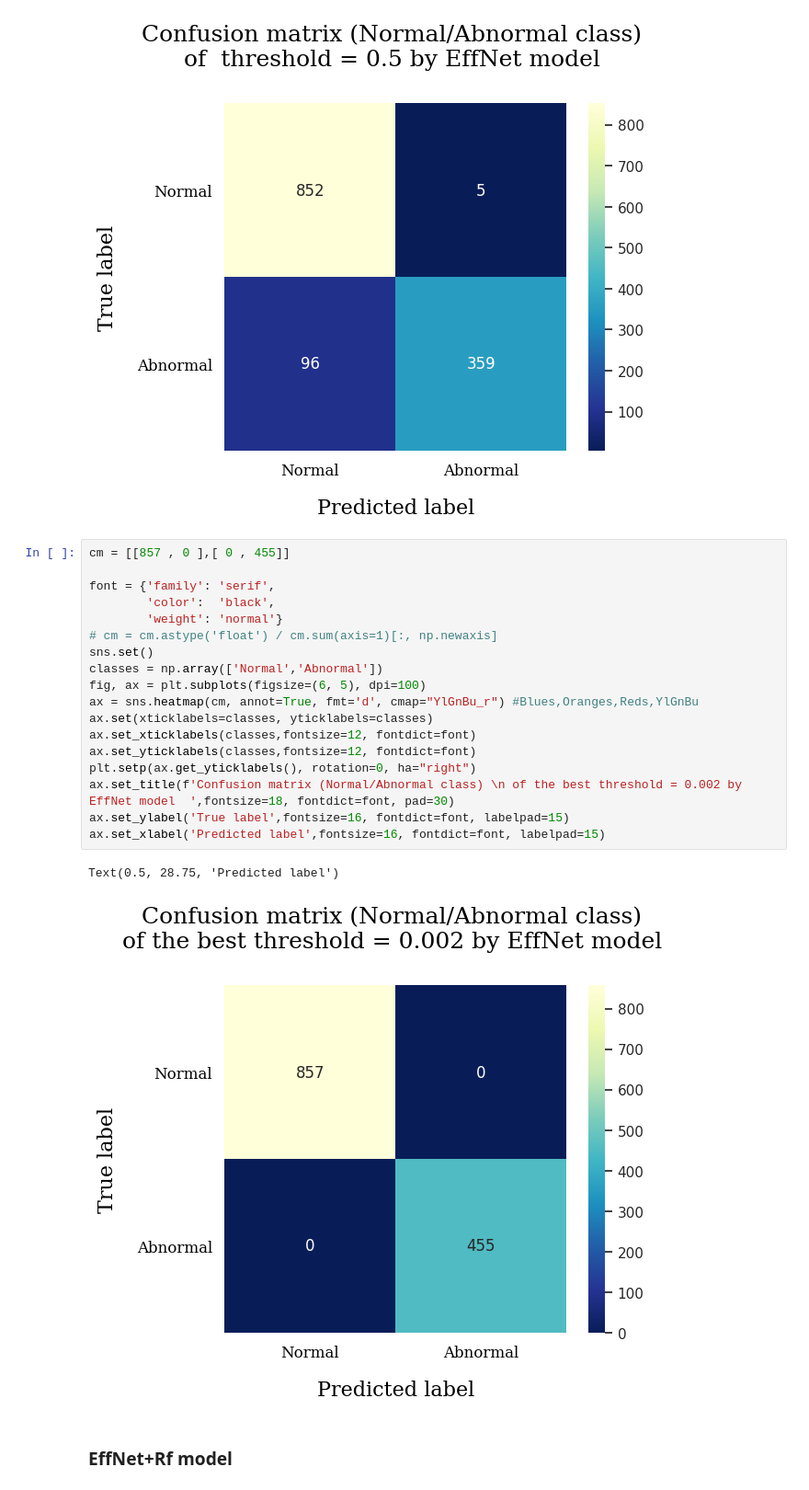
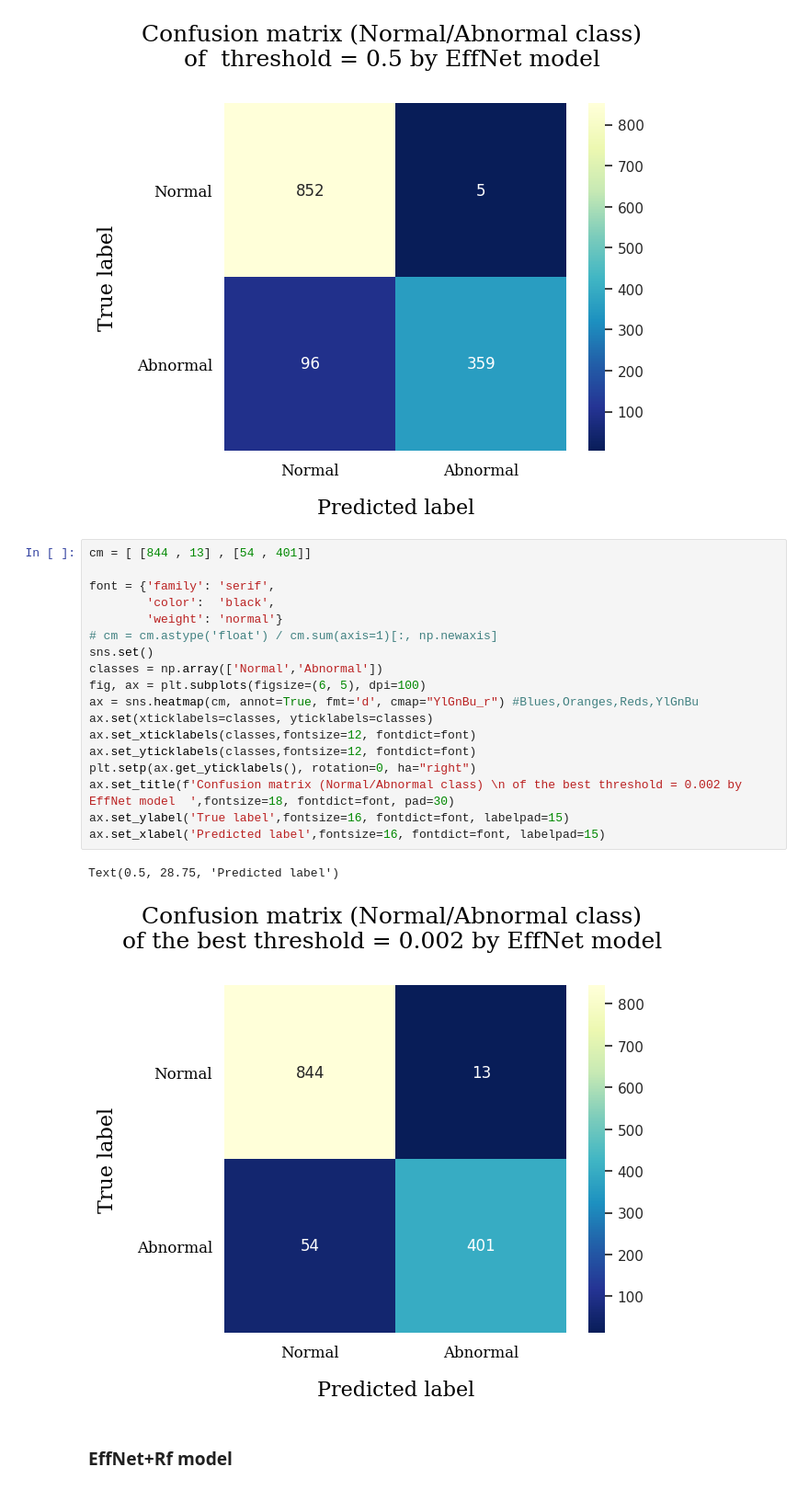
Before and after one commit to Peckkie/Experiment_Evaluation_CCA, a Jupyter notebook: Graph_forPaper.ipynb, the cells around one changed output. Shown at 92% size. Cells and saved outputs as stored; diff of their text form.

```diff
--- a/Graph_forPaper.ipynb
+++ b/Graph_forPaper.ipynb
@@ -155,26 +155,26 @@ ax.set_xlabel('Predicted label',fontsize=16, fontdict=font, labelpad=15)
 Text(0.5, 28.75, 'Predicted label')
 [figure]
 # %%
-cm = [[857 , 0 ],[ 0 , 455]]
+cm = [ [844 , 13] , [54 , 401]]
 
 font = {'family': 'serif',
         'color':  'black',
         'weight': 'normal'}
 # cm = cm.astype('float') / cm.sum(axis=1)[:, np.newaxis]
 sns.set()
 classes = np.array(['Normal','Abnormal'])
 fig, ax = plt.subplots(figsize=(6, 5), dpi=100)
 ax = sns.heatmap(cm, annot=True, fmt='d', cmap="YlGnBu_r") #Blues,Oranges,Reds,YlGnBu
 ax.set(xticklabels=classes, yticklabels=classes)
 ax.set_xticklabels(classes,fontsize=12, fontdict=font)
 ax.set_yticklabels(classes,fontsize=12, fontdict=font)
 plt.setp(ax.get_yticklabels(), rotation=0, ha="right")
 ax.set_title(f'Confusion matrix (Normal/Abnormal class) \n of the best threshold = 0.002 by EffNet model  ',fontsize=18, fontdict=font, pad=30)
 ax.set_ylabel('True label',fontsize=16, fontdict=font, labelpad=15)
 ax.set_xlabel('Predicted label',fontsize=16, fontdict=font, labelpad=15)
 # %% [output]
 Text(0.5, 28.75, 'Predicted label')
-[figure, old version]
+[figure, new version]
 # %% [markdown]
 ### EffNet+Rf model
 # %%
```
